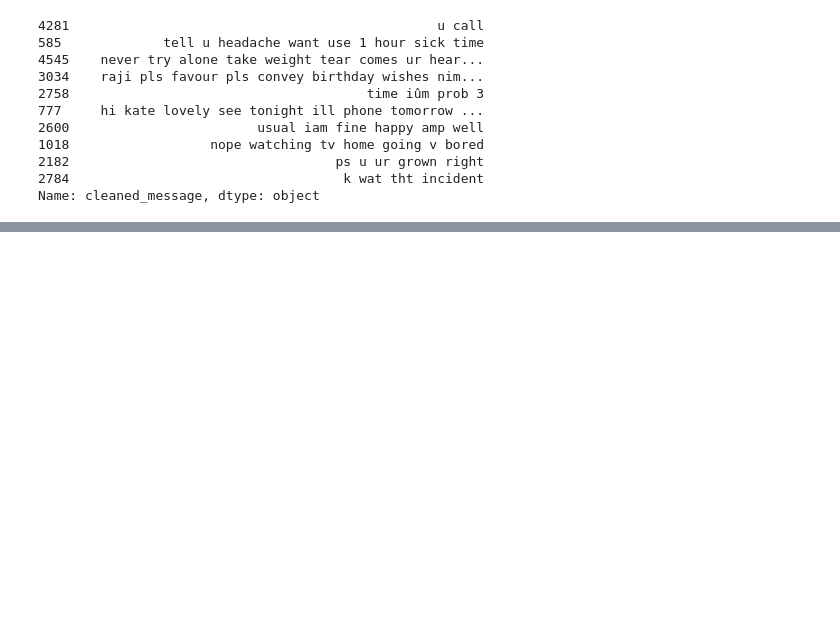
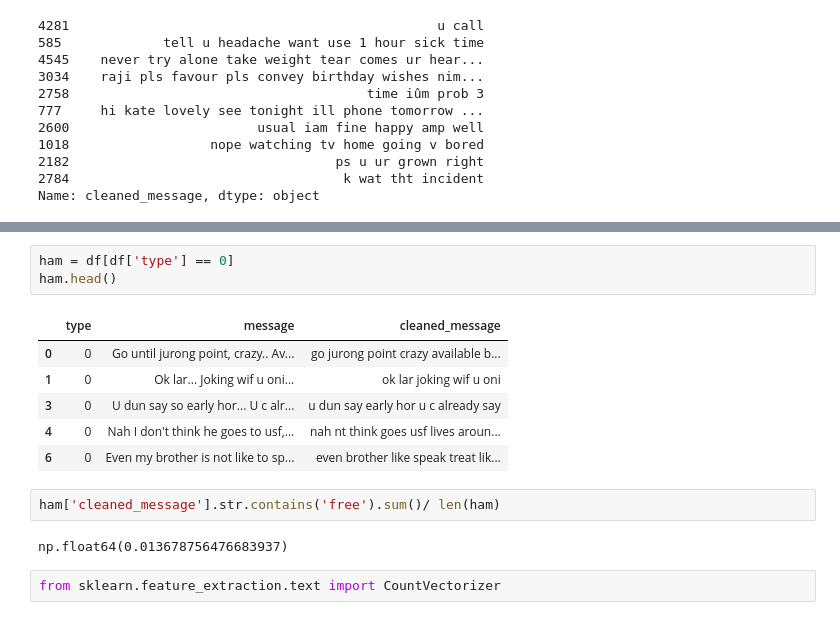
Before and after one commit to rrstats/Supervised-Algorithms, a Jupyter notebook: More Algorithms/Naive Bayes.ipynb, the cells around one changed output, grey strips where cells are left out. Saved outputs shown, nothing was run; the diff lists cells and outputs as text; blank space fills up the shorter version.

```diff
--- a/More Algorithms/Naive Bayes.ipynb
+++ b/More Algorithms/Naive Bayes.ipynb
@@ -242,0 +257,16 @@ Name: cleaned_message, dtype: object
+# %%
+ham = df[df['type'] == 0]
+ham.head()
+# %% [output]
+|  | type | message | cleaned_message |
+| 0 | 0 | Go until jurong point, crazy.. Av... | go jurong point crazy available b... |
+| 1 | 0 | Ok lar... Joking wif u oni... | ok lar joking wif u oni |
+| 3 | 0 | U dun say so early hor... U c alr... | u dun say early hor u c already say |
+| 4 | 0 | Nah I don't think he goes to usf,... | nah nt think goes usf lives aroun... |
+| 6 | 0 | Even my brother is not like to sp... | even brother like speak treat lik... |
+# %%
+ham['cleaned_message'].str.contains('free').sum()/ len(ham)
+# %% [output]
+np.float64(0.013678756476683937)
+# %%
+from sklearn.feature_extraction.text import CountVectorizer
```
Also changed, not shown: parts of 12 cells of this notebook.
